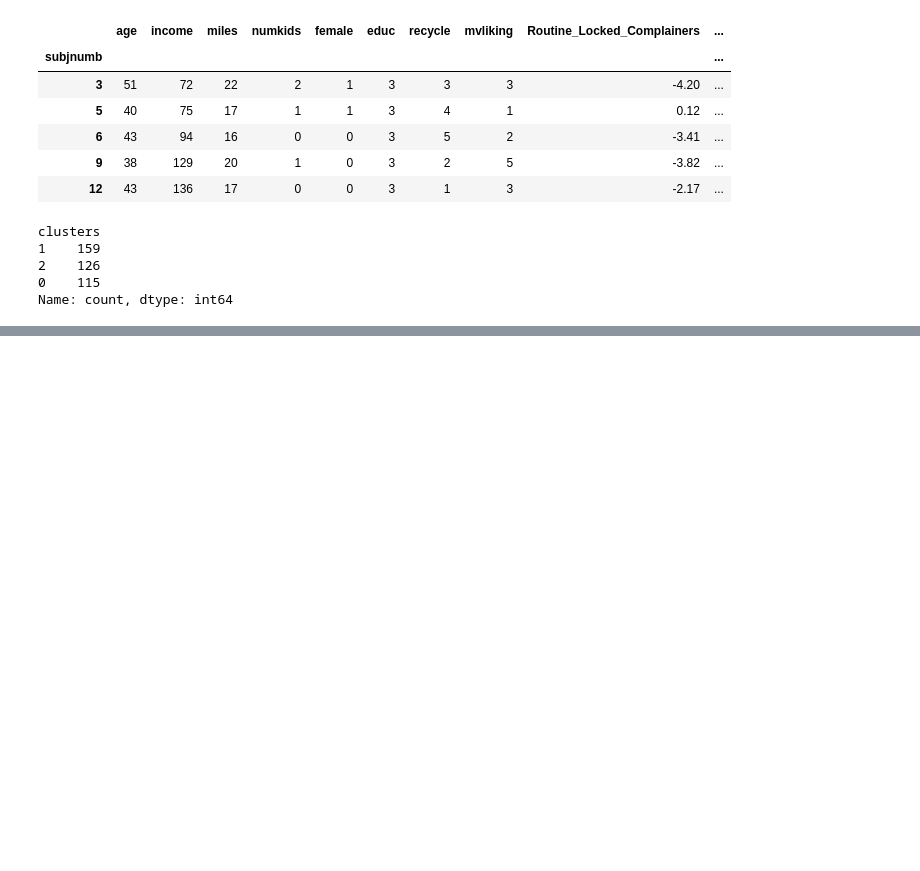
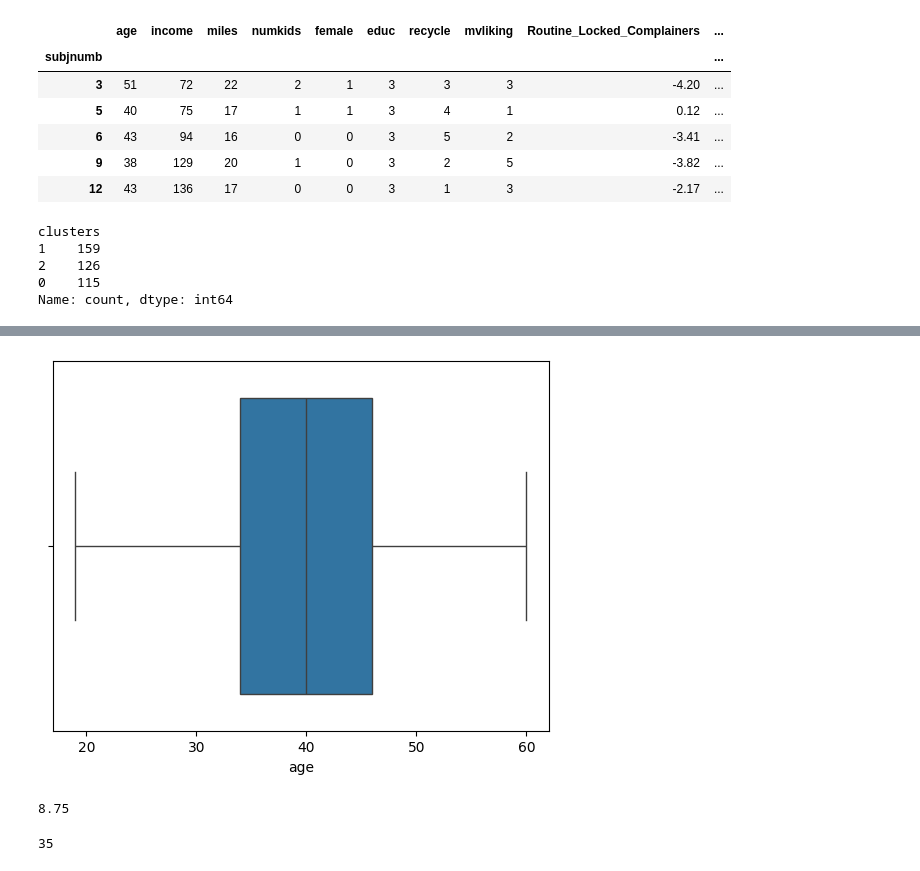
Before and after one commit to luismendoncafsilva/PCA_K-Means_Clustering_Project, a Jupyter notebook: pca_microvan.ipynb, the cells around one changed output, grey strips where cells are left out. Saved outputs shown, nothing was run; the diff lists cells and outputs as text; code cells hidden in the pictures; blank space fills up the shorter version.

```diff
--- a/pca_microvan.ipynb
+++ b/pca_microvan.ipynb
@@ -435,0 +513,5 @@ Name: count, dtype: int64
+# %%
+sns.boxplot(data=df_demo, x='age')
+plt.show()
+# %% [output]
+[figure, added]
@@ -435,0 +526,8 @@ Name: count, dtype: int64
+# %%
+100*  len(df_complete.loc[(df_complete['age'] >=40) & (df_complete['female'] == False) & (df_complete['clusters'] == 0), :] ) / len(df_complete)
+# %% [output]
+8.75
+# %%
+len(df_complete.loc[(df_complete['age'] >=40) & (df_complete['female'] == False) & (df_complete['clusters'] == 0), :] )
+# %% [output]
+35
```
Also changed, not shown: parts of 11 cells of this notebook.
